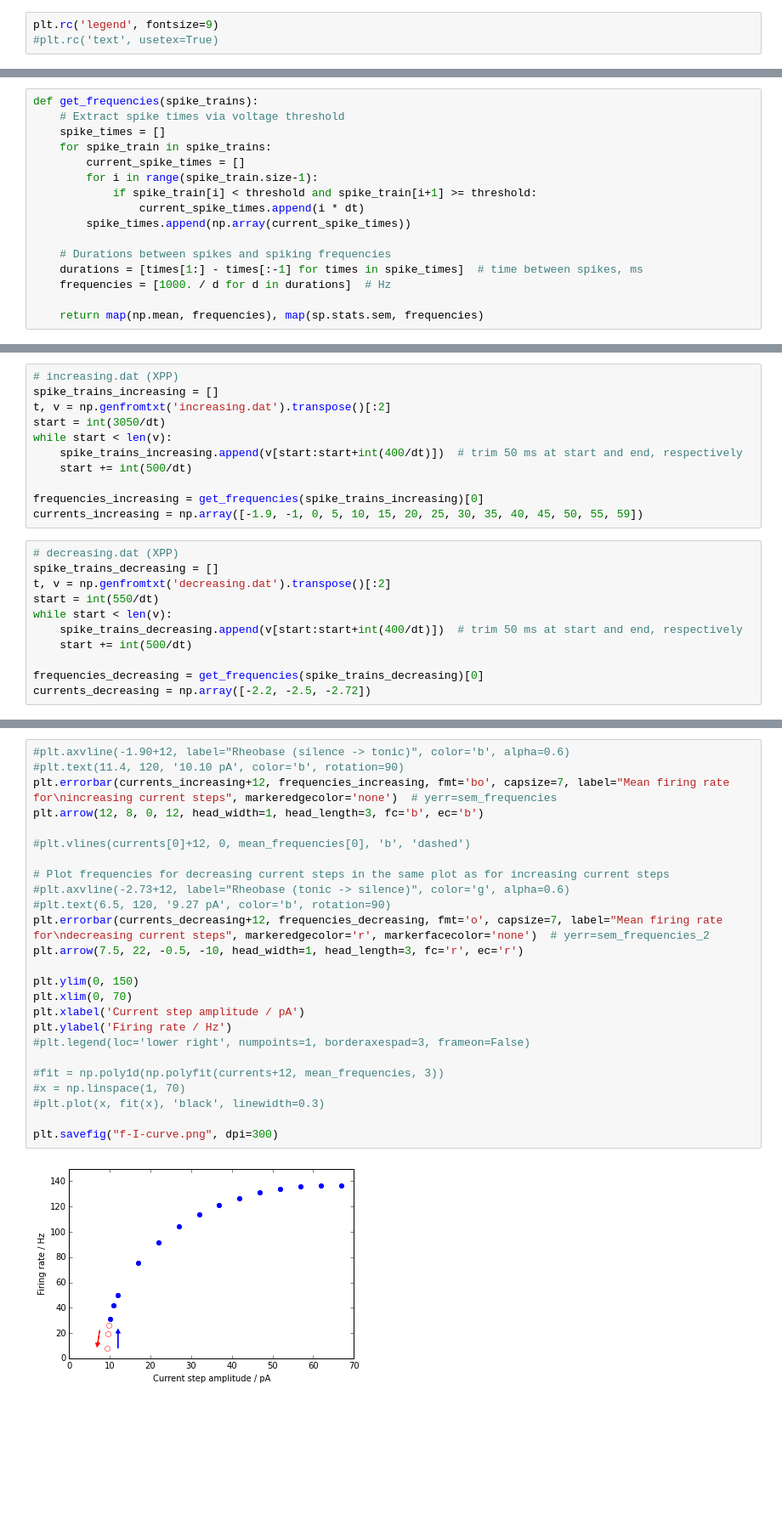
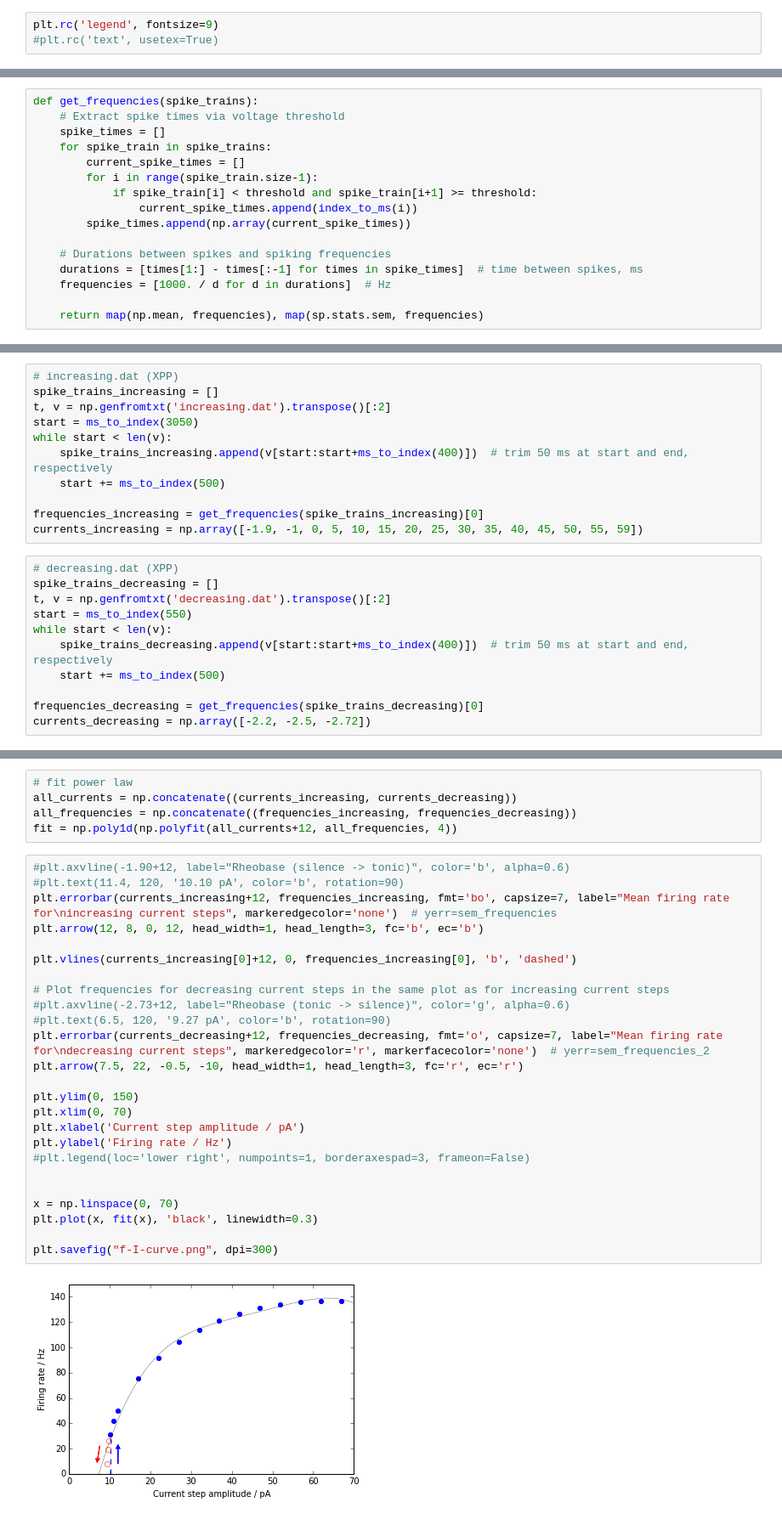
Before and after one commit to jrieke/drosophila-dynamics, a Jupyter notebook: f-I-curve/f-I-curve.ipynb, the cells around one changed output, grey strips where cells are left out. Shown at 85% size. Saved outputs shown, nothing was run; the diff lists cells and outputs as text; blank space fills up the shorter version.

Commit message:
Added power law fits

```diff
--- a/f-I-curve/f-I-curve.ipynb
+++ b/f-I-curve/f-I-curve.ipynb
@@ -21,7 +22,7 @@ def get_frequencies(spike_trains):
         current_spike_times = []
         for i in range(spike_train.size-1):
             if spike_train[i] < threshold and spike_train[i+1] >= threshold:
-                current_spike_times.append(i * dt)
+                current_spike_times.append(index_to_ms(i))
         spike_times.append(np.array(current_spike_times))
 
     # Durations between spikes and spiking frequencies
@@ -36,10 +34,10 @@ threshold = -25
 # increasing.dat (XPP)
 spike_trains_increasing = []
 t, v = np.genfromtxt('increasing.dat').transpose()[:2]
-start = int(3050/dt)
+start = ms_to_index(3050)
 while start < len(v):
-    spike_trains_increasing.append(v[start:start+int(400/dt)])  # trim 50 ms at start and end, respectively
-    start += int(500/dt)
+    spike_trains_increasing.append(v[start:start+ms_to_index(400)])  # trim 50 ms at start and end, respectively
+    start += ms_to_index(500)
 
 frequencies_increasing = get_frequencies(spike_trains_increasing)[0]
 currents_increasing = np.array([-1.9, -1, 0, 5, 10, 15, 20, 25, 30, 35, 40, 45, 50, 55, 59])
@@ -47,10 +45,10 @@ currents_increasing = np.array([-1.9, -1, 0, 5, 10, 15, 20, 25, 30, 35, 40, 45,
 # decreasing.dat (XPP)
 spike_trains_decreasing = []
 t, v = np.genfromtxt('decreasing.dat').transpose()[:2]
-start = int(550/dt)
+start = ms_to_index(550)
 while start < len(v):
-    spike_trains_decreasing.append(v[start:start+int(400/dt)])  # trim 50 ms at start and end, respectively
-    start += int(500/dt)
+    spike_trains_decreasing.append(v[start:start+ms_to_index(400)])  # trim 50 ms at start and end, respectively
+    start += ms_to_index(500)
 
 frequencies_decreasing = get_frequencies(spike_trains_decreasing)[0]
 currents_decreasing = np.array([-2.2, -2.5, -2.72])
@@ -61,27 +55,32 @@ len(frequencies_decreasing)
+# %%
+# fit power law
+all_currents = np.concatenate((currents_increasing, currents_decreasing))
+all_frequencies = np.concatenate((frequencies_increasing, frequencies_decreasing))
+fit = np.poly1d(np.polyfit(all_currents+12, all_frequencies, 4))
 # %%
 #plt.axvline(-1.90+12, label="Rheobase (silence -> tonic)", color='b', alpha=0.6)
 #plt.text(11.4, 120, '10.10 pA', color='b', rotation=90)
 plt.errorbar(currents_increasing+12, frequencies_increasing, fmt='bo', capsize=7, label="Mean firing rate for\nincreasing current steps", markeredgecolor='none')  # yerr=sem_frequencies
 plt.arrow(12, 8, 0, 12, head_width=1, head_length=3, fc='b', ec='b')
 
-#plt.vlines(currents[0]+12, 0, mean_frequencies[0], 'b', 'dashed')
+plt.vlines(currents_increasing[0]+12, 0, frequencies_increasing[0], 'b', 'dashed')
 
 # Plot frequencies for decreasing current steps in the same plot as for increasing current steps
 #plt.axvline(-2.73+12, label="Rheobase (tonic -> silence)", color='g', alpha=0.6)
 #plt.text(6.5, 120, '9.27 pA', color='b', rotation=90)
 plt.errorbar(currents_decreasing+12, frequencies_decreasing, fmt='o', capsize=7, label="Mean firing rate for\ndecreasing current steps", markeredgecolor='r', markerfacecolor='none')  # yerr=sem_frequencies_2
 plt.arrow(7.5, 22, -0.5, -10, head_width=1, head_length=3, fc='r', ec='r')
 
 plt.ylim(0, 150)
 plt.xlim(0, 70)
 plt.xlabel('Current step amplitude / pA')
 plt.ylabel('Firing rate / Hz')
 #plt.legend(loc='lower right', numpoints=1, borderaxespad=3, frameon=False)
 
-#fit = np.poly1d(np.polyfit(currents+12, mean_frequencies, 3))
-#x = np.linspace(1, 70)
-#plt.plot(x, fit(x), 'black', linewidth=0.3)
+
+x = np.linspace(0, 70)
+plt.plot(x, fit(x), 'black', linewidth=0.3)
 
 plt.savefig("f-I-curve.png", dpi=300)
 # %% [output]
-[figure, old version]
+[figure, new version]
```
Also changed, not shown: parts of 4 cells of this notebook, 3 other files.
